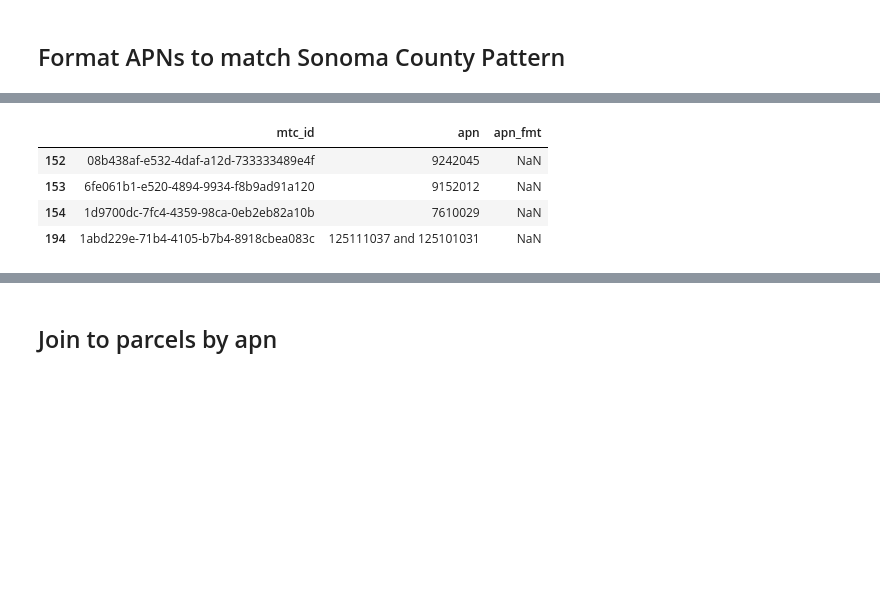
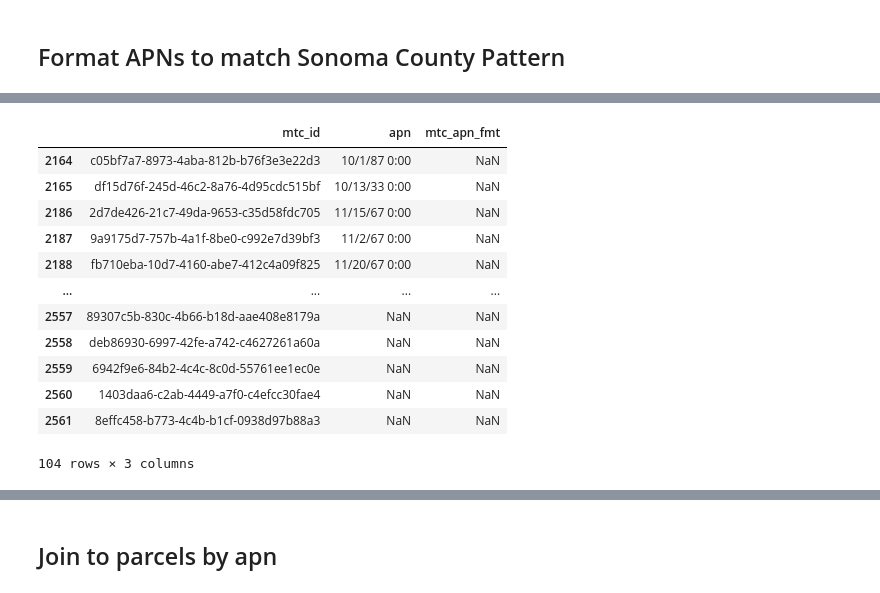
Before and after one commit to BayAreaMetro/MTCDataModel, a Jupyter notebook: Project-Documentation/hcd/HCD Annual Progress Report APN Match Sonoma County.ipynb, the cells around one changed output, grey strips where cells are left out. Saved outputs shown, nothing was run; the diff lists cells and outputs as text; code cells hidden in the pictures; blank space fills up the shorter version.

```diff
--- a/Project-Documentation/hcd/HCD Annual Progress Report APN Match Sonoma County.ipynb
+++ b/Project-Documentation/hcd/HCD Annual Progress Report APN Match Sonoma County.ipynb
@@ -283,0 +152,5 @@ sonoma_apn_nine_dig = sonoma_projects[['mtc_id','apn','apn_fmt']][sonoma_project
+# %%
+#Extract 9 digit apns
+regex_nine = r'^\d{9}'
+sonoma_apn_nine_dig = sonoma_projects[['mtc_id','apn','mtc_apn_fmt']][sonoma_projects['apn']
+                                                                      .str.contains(regex_nine,na=False)]
@@ -284,9 +161,13 @@ sonoma_apn_nine_dig = sonoma_projects[['mtc_id','apn','apn_fmt']][sonoma_project
+# %%
+#Extract 9 digit apns into apn fmt column but only the first occurance if multiple apns
+regex_nine_extract = r'(^\d{9})'
+sonoma_apn_nine_dig['apn_fmt'] = sonoma_apn_nine_dig['apn'].str.extract(regex_nine_extract)
 # %%
-sonoma_apn_nine_dig['apn_fmt'] = (sonoma_apn_nine_dig['apn'].str[0:3] +
+sonoma_apn_nine_dig['apn_fmt'] = (sonoma_apn_nine_dig['apn_fmt'].str[0:3] +
                                  '-' +
-                                 sonoma_apn_nine_dig['apn'].str[3:6] +
+                                 sonoma_apn_nine_dig['apn_fmt'].str[3:6] +
                                  '-' +
-                                 sonoma_apn_nine_dig['apn'].str[6:])
+                                 sonoma_apn_nine_dig['apn_fmt'].str[6:])
 # %%
 sonoma_apn_nine_dig
 # %% [output]
@@ -306,4 +187,4 @@ sonoma_apn_nine_dig
 # %%
 #Update original dataframe apn_fmt column with correctly formatted apn
-sonoma_projects['apn_fmt'].update(sonoma_apn_nine_dig['apn_fmt'])
+sonoma_projects['mtc_apn_fmt'].update(sonoma_apn_nine_dig['apn_fmt'])
 # %%
@@ -328,11 +209,19 @@ sonoma_projects[['mtc_id','apn','apn_fmt']][sonoma_projects['apn'].str.len() ==
 # %%
-sonoma_projects[['mtc_id','apn','apn_fmt']][sonoma_projects['apn_fmt'].isnull()]
+sonoma_projects[['mtc_id','apn','mtc_apn_fmt']][sonoma_projects['mtc_apn_fmt'].isnull()]
 # %% [output]
-|  | mtc_id | apn | apn_fmt |
-| 152 | 08b438af-e532-4daf-a12d-733333489e4f | 9242045 | NaN |
-| 153 | 6fe061b1-e520-4894-9934-f8b9ad91a120 | 9152012 | NaN |
-| 154 | 1d9700dc-7fc4-4359-98ca-0eb2eb82a10b | 7610029 | NaN |
-| 194 | 1abd229e-71b4-4105-b7b4-8918cbea083c | 125111037 and 125101031 | NaN |
+|  | mtc_id | apn | mtc_apn_fmt |
+| 2164 | c05bf7a7-8973-4aba-812b-b76f3e3e22d3 | 10/1/87 0:00 | NaN |
+| 2165 | df15d76f-245d-46c2-8a76-4d95cdc515bf | 10/13/33 0:00 | NaN |
+| 2186 | 2d7de426-21c7-49da-9653-c35d58fdc705 | 11/15/67 0:00 | NaN |
+| 2187 | 9a9175d7-757b-4a1f-8be0-c992e7d39bf3 | 11/2/67 0:00 | NaN |
+| 2188 | fb710eba-10d7-4160-abe7-412c4a09f825 | 11/20/67 0:00 | NaN |
+| ... | ... | ... | ... |
+| 2557 | 89307c5b-830c-4b66-b18d-aae408e8179a | NaN | NaN |
+| 2558 | deb86930-6997-42fe-a742-c4627261a60a | NaN | NaN |
+| 2559 | 6942f9e6-84b2-4c4c-8c0d-55761ee1ec0e | NaN | NaN |
+| 2560 | 1403daa6-c2ab-4449-a7f0-c4efcc30fae4 | NaN | NaN |
+| 2561 | 8effc458-b773-4c4b-b1cf-0938d97b88a3 | NaN | NaN |
+104 rows × 3 columns
 # %%
 #Subset projects with 7 digits
 sonoma_apn_seven_dig = sonoma_projects[['apn']][sonoma_projects['apn'].str.len() == 7]
```
Also changed, not shown: parts of 54 cells of this notebook.
